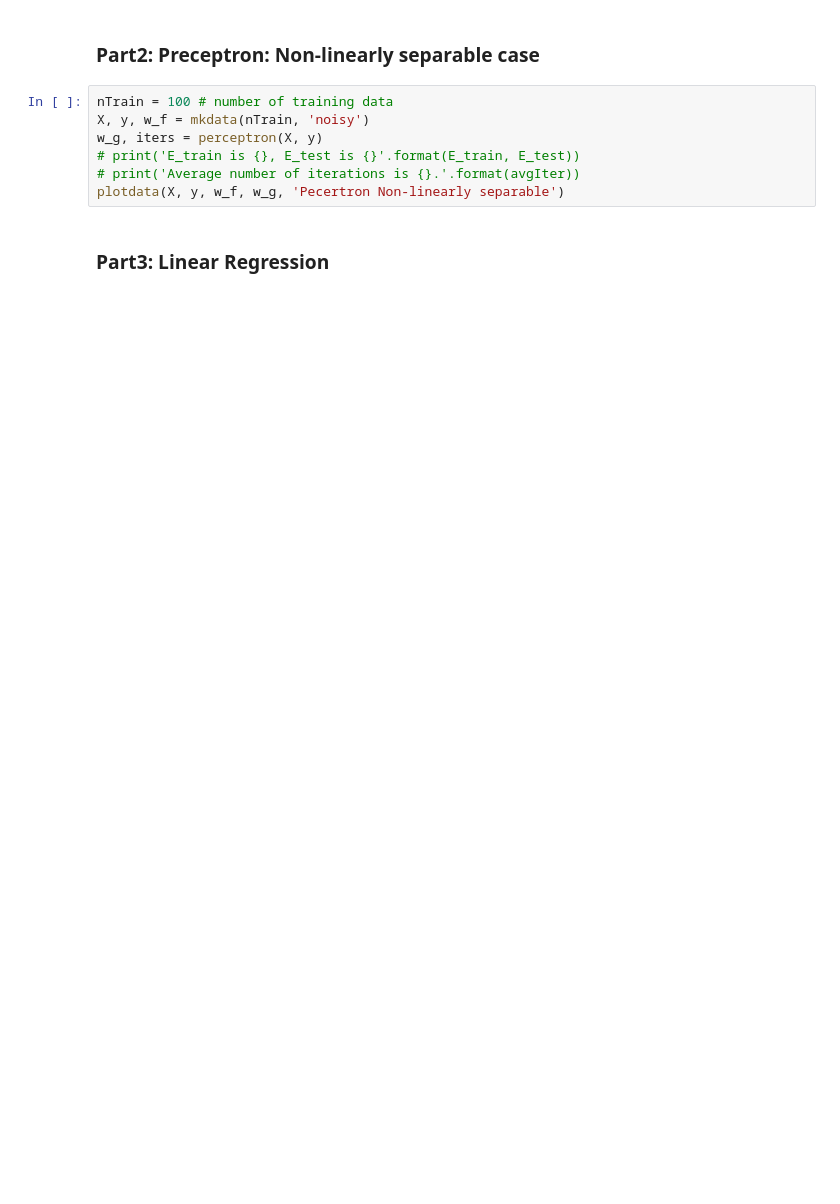
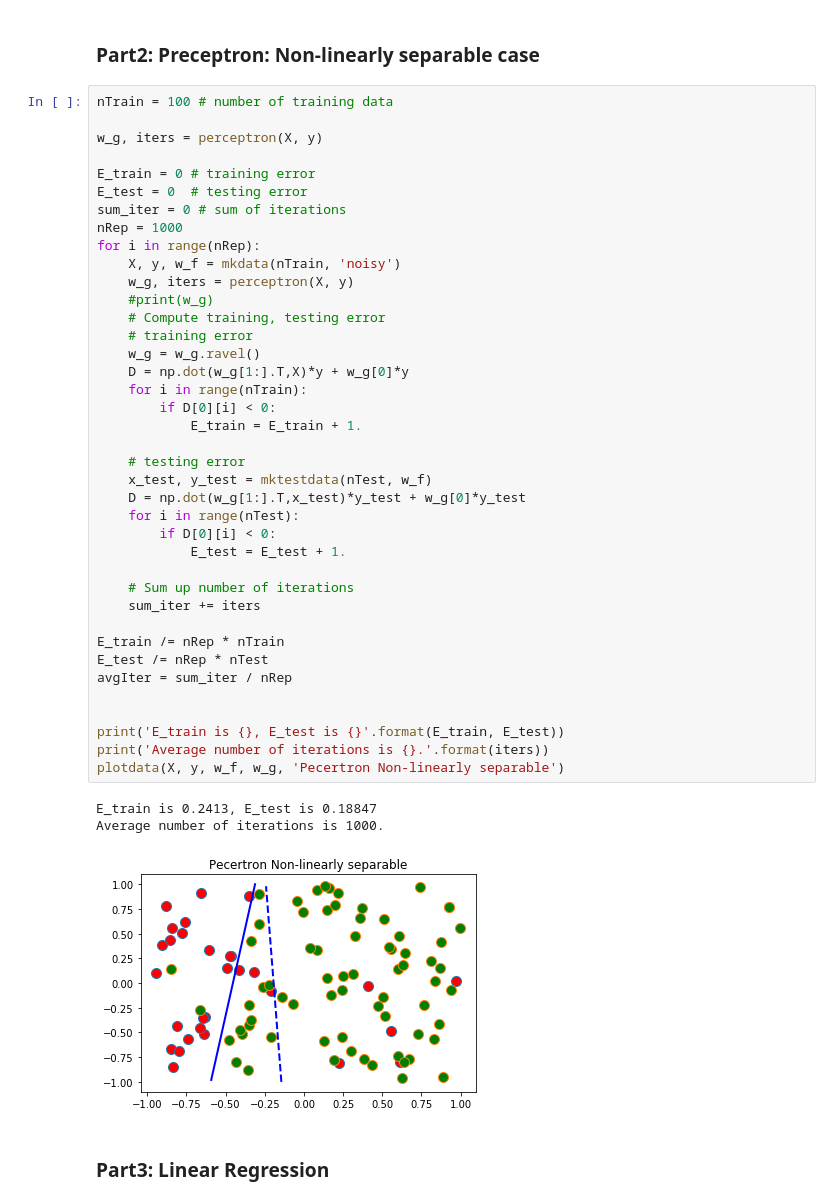
Before and after one commit to Agnique/DataMining_ZJU_2019, a Jupyter notebook: hw2/linear-models/run.ipynb, the cells around one changed output. Saved outputs shown, nothing was run; the diff lists cells and outputs as text; blank space fills up the shorter version.

```diff
--- a/hw2/linear-models/run.ipynb
+++ b/hw2/linear-models/run.ipynb
@@ -43,12 +71,48 @@ plotdata(X, y, w_f, w_g, 'Pecertron')
 # %% [markdown]
 ### Part2: Preceptron: Non-linearly separable case
-# %%
-nTrain = 100 # number of training data
-X, y, w_f = mkdata(nTrain, 'noisy')
-w_g, iters = perceptron(X, y)
-# print('E_train is {}, E_test is {}'.format(E_train, E_test))
-# print('Average number of iterations is {}.'.format(avgIter))
-plotdata(X, y, w_f, w_g, 'Pecertron Non-linearly separable')
+# %%
+nTrain = 100 # number of training data
+
+w_g, iters = perceptron(X, y)
+
+E_train = 0 # training error
+E_test = 0  # testing error
+sum_iter = 0 # sum of iterations
+nRep = 1000
+for i in range(nRep):
+    X, y, w_f = mkdata(nTrain, 'noisy')
+    w_g, iters = perceptron(X, y)
+    #print(w_g)
+    # Compute training, testing error
+    # training error
+    w_g = w_g.ravel()
+    D = np.dot(w_g[1:].T,X)*y + w_g[0]*y
+    for i in range(nTrain):
+        if D[0][i] < 0:
+            E_train = E_train + 1.
+
+    # testing error
+    x_test, y_test = mktestdata(nTest, w_f)
+    D = np.dot(w_g[1:].T,x_test)*y_test + w_g[0]*y_test
+    for i in range(nTest):
+        if D[0][i] < 0:
+            E_test = E_test + 1.
+
+    # Sum up number of iterations
+    sum_iter += iters
+
+E_train /= nRep * nTrain
+E_test /= nRep * nTest
+avgIter = sum_iter / nRep
+
+
+print('E_train is {}, E_test is {}'.format(E_train, E_test))
+print('Average number of iterations is {}.'.format(iters))
+plotdata(X, y, w_f, w_g, 'Pecertron Non-linearly separable')
+# %% [output]
+E_train is 0.2413, E_test is 0.18847
+Average number of iterations is 1000.
+[figure, added]
 # %% [markdown]
 ### Part3: Linear Regression
 # %%
```
Also changed, not shown: parts of 9 cells of this notebook, 14 other files.
